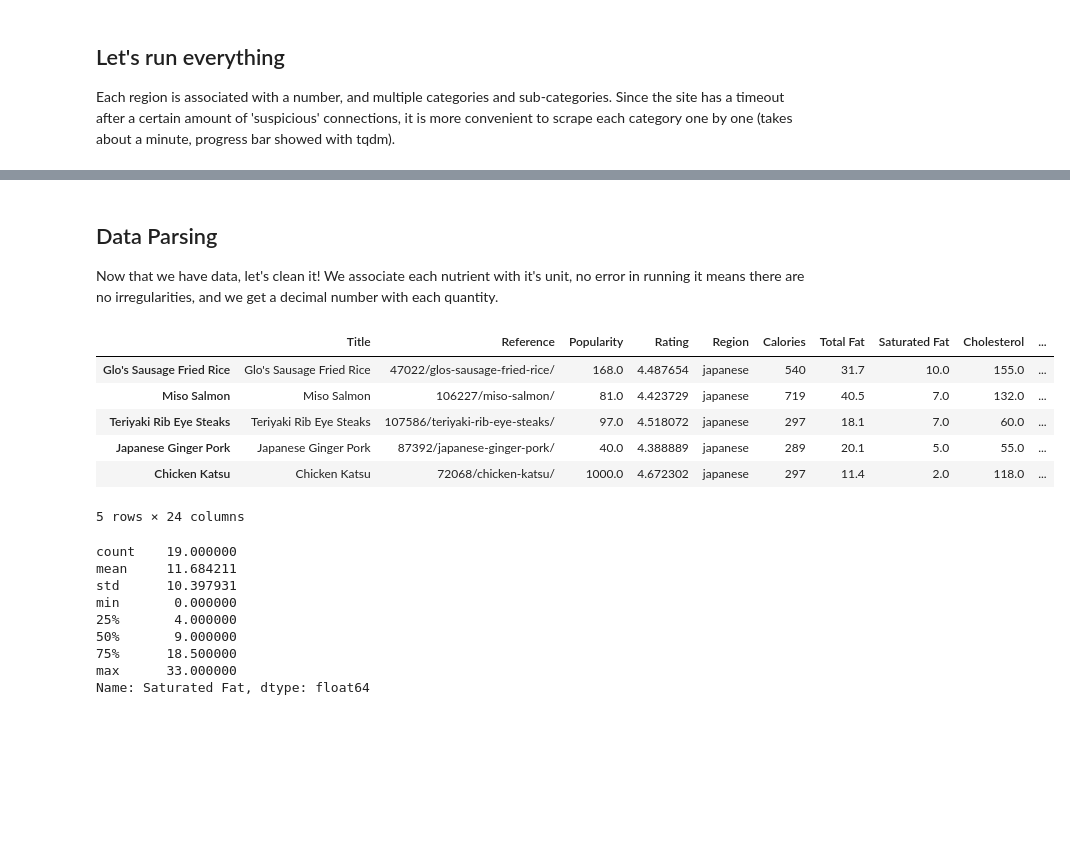
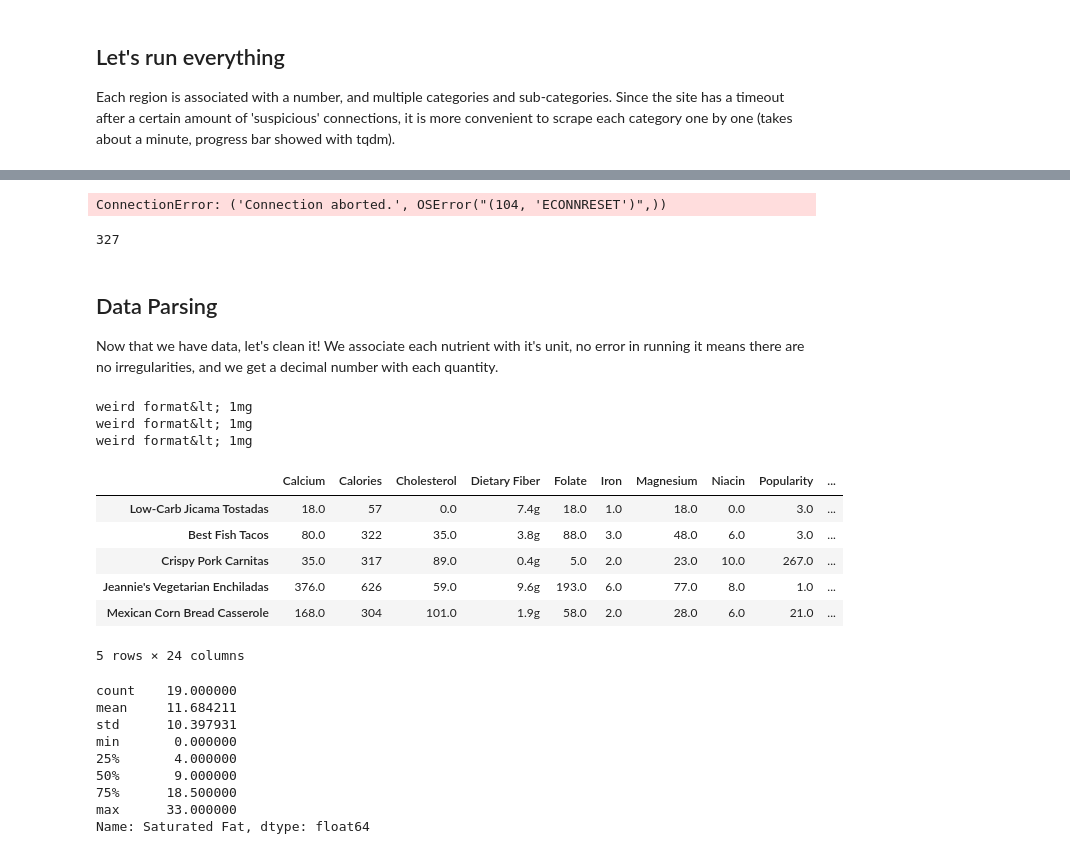
Before and after one commit to ada-food-recipes/food-recipes, a Jupyter notebook: scraping.ipynb, the cells around one changed output, grey strips where cells are left out. Cells and saved outputs as stored; diff of their text form; code cells hidden in the pictures; blank space fills up the shorter version.

```diff
--- a/scraping.ipynb
+++ b/scraping.ipynb
@@ -315,3 +300,42 @@ Japanese.head()
+# %%
+themeCanadian =  ['733','canadian']
+getInfo(themeCanadian)
+themeAustralian = ['228','australian-and-new-zealander']
+getInfo(themeAustralian)
+# %% [output]
+ConnectionError: ('Connection aborted.', OSError("(104, 'ECONNRESET')",))
+# %%
+Mexican = pd.read_csv('data/mexican.csv',index_col = 0).dropna()
+Indian  = pd.read_csv('data/indian.csv',index_col = 0)
+Italian = pd.read_csv('data/italian.csv',index_col = 0)
+Lebanese = pd.read_csv('data/lebanese.csv',index_col = 0)
+French  = pd.read_csv('data/french.csv',index_col = 0)
+Japanese = pd.read_csv('data/japanese.csv',index_col = 0)
+
+NorthAfrican = pd.read_csv('data/north-african.csv',index_col = 0)
+Chinese = pd.read_csv('data/chinese.csv',index_col = 0)
+SA = pd.read_csv('data/south-american.csv',index_col = 0)
+Thai = pd.read_csv('data/thai.csv',index_col = 0)
+Greek = pd.read_csv('data/greek.csv',index_col = 0)
+
+
+Scand = pd.read_csv('data/scandinavian.csv',index_col = 0)
+UK = pd.read_csv('data/uk-and-ireland.csv',index_col = 0)
+EastEurope = pd.read_csv('data/eastern-european.csv',index_col = 0)
+German = pd.read_csv('data/german.csv',index_col = 0)
+Spanish = pd.read_csv('data/spanish.csv',index_col = 0)
+EastAfrican = pd.read_csv('data/east-african.csv',index_col = 0)
+
+Full = Mexican.append(Indian,sort=True).append(Italian,sort=True).append(Lebanese,sort=True).append(French,sort=True).append(Japanese,sort=True)
+Full = Full.append(NorthAfrican,sort=True).append(Chinese,sort=True).append(SA,sort=True).append(Thai,sort=True).append(Greek,sort=True)
+Full = Full.append(Scand,sort=True).append(UK,sort=True).append(EastEurope,sort=True).append(German,sort=True).append(Spanish,sort=True)
+Full = Full.append(EastAfrican,sort=True) #Canadian and Australian
+
+Full.dropna().to_csv('data/fullData.csv')
+
+len(Full)
+# %% [output]
+327
 # %% [markdown]
 ## Data Parsing ##
 
@@ -338,24 +362,43 @@ dicUnits['Folate']='mcg'
 
 dicUnits['Popularity']='k'
 
+def replaceUnits(x,elem):
+    if elem == 'Popularity':
+        return int(x.replace(dicUnits[str(elem)],'000'))
+    else:
+        a=0
+        try:
+            return float(x.replace(dicUnits[str(elem)],''))
+        except:
+             print('weird format'+x)
+
+        else:
+            return 1   #the 3 cases
+
+
+
+
 def treatUnits(Original):
     Treated = Original.copy()
     for elem in dicUnits:
         if elem == 'Popularity':
             Treated[str(elem)]=Original[str(elem)].apply(lambda x : float(str(x).replace(dicUnits[str(elem)],'000')))
         else:
-            Treated[str(elem)]=Original[str(elem)].apply(lambda x : float(x.replace(dicUnits[str(elem)],'')))
+            Treated[str(elem)]=Original[str(elem)].apply(lambda x : replaceUnits(x,elem))
     return Treated
 # %%
-treatUnits(Japanese).head()
+treatUnits(Full).head()
 # %% [output]
+weird format&lt; 1mg
+weird format&lt; 1mg
+weird format&lt; 1mg
-|  | Title | Reference | Popularity | Rating | Region | Calories | Total Fat | Saturated Fat | Cholesterol | ... |
-| Glo's Sausage Fried Rice | Glo's Sausage Fried Rice | 47022/glos-sausage-fried-rice/ | 168.0 | 4.487654 | japanese | 540 | 31.7 | 10.0 | 155.0 | ... |
-| Miso Salmon | Miso Salmon | 106227/miso-salmon/ | 81.0 | 4.423729 | japanese | 719 | 40.5 | 7.0 | 132.0 | ... |
-| Teriyaki Rib Eye Steaks | Teriyaki Rib Eye Steaks | 107586/teriyaki-rib-eye-steaks/ | 97.0 | 4.518072 | japanese | 297 | 18.1 | 7.0 | 60.0 | ... |
-| Japanese Ginger Pork | Japanese Ginger Pork | 87392/japanese-ginger-pork/ | 40.0 | 4.388889 | japanese | 289 | 20.1 | 5.0 | 55.0 | ... |
-| Chicken Katsu | Chicken Katsu | 72068/chicken-katsu/ | 1000.0 | 4.672302 | japanese | 297 | 11.4 | 2.0 | 118.0 | ... |
+|  | Calcium | Calories | Cholesterol | Dietary Fiber | Folate | Iron | Magnesium | Niacin | Popularity | ... |
+| Low-Carb Jicama Tostadas | 18.0 | 57 | 0.0 | 7.4g | 18.0 | 1.0 | 18.0 | 0.0 | 3.0 | ... |
+| Best Fish Tacos | 80.0 | 322 | 35.0 | 3.8g | 88.0 | 3.0 | 48.0 | 6.0 | 3.0 | ... |
+| Crispy Pork Carnitas | 35.0 | 317 | 89.0 | 0.4g | 5.0 | 2.0 | 23.0 | 10.0 | 267.0 | ... |
+| Jeannie's Vegetarian Enchiladas | 376.0 | 626 | 59.0 | 9.6g | 193.0 | 6.0 | 77.0 | 8.0 | 1.0 | ... |
+| Mexican Corn Bread Casserole | 168.0 | 304 | 101.0 | 1.9g | 58.0 | 2.0 | 28.0 | 6.0 | 21.0 | ... |
-5 rows × 24 columns
+5 rows × 24 columns
 # %%
 #Example of what we can get with this dataset
 
```
Also changed, not shown: parts of 7 cells of this notebook, 1 other file.
